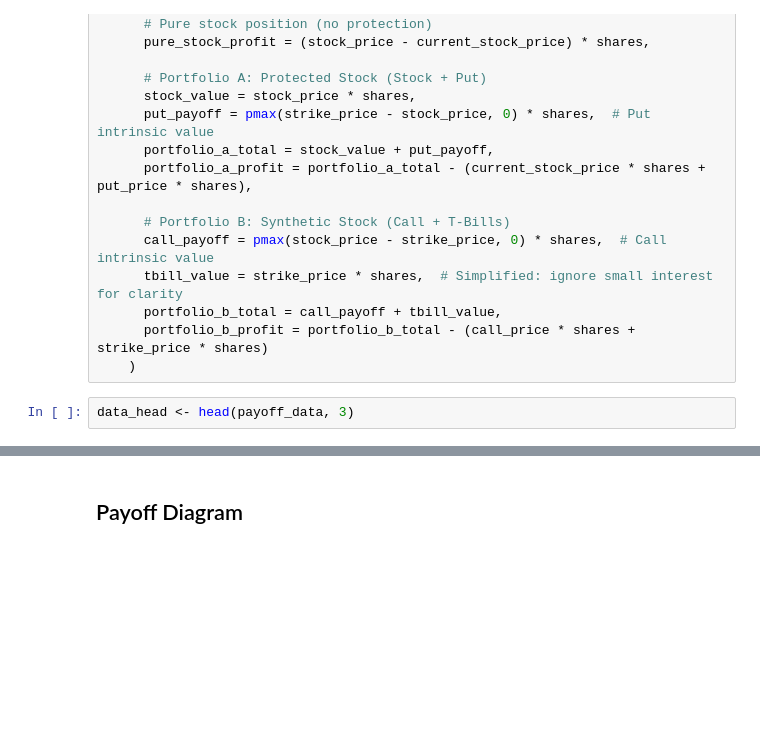
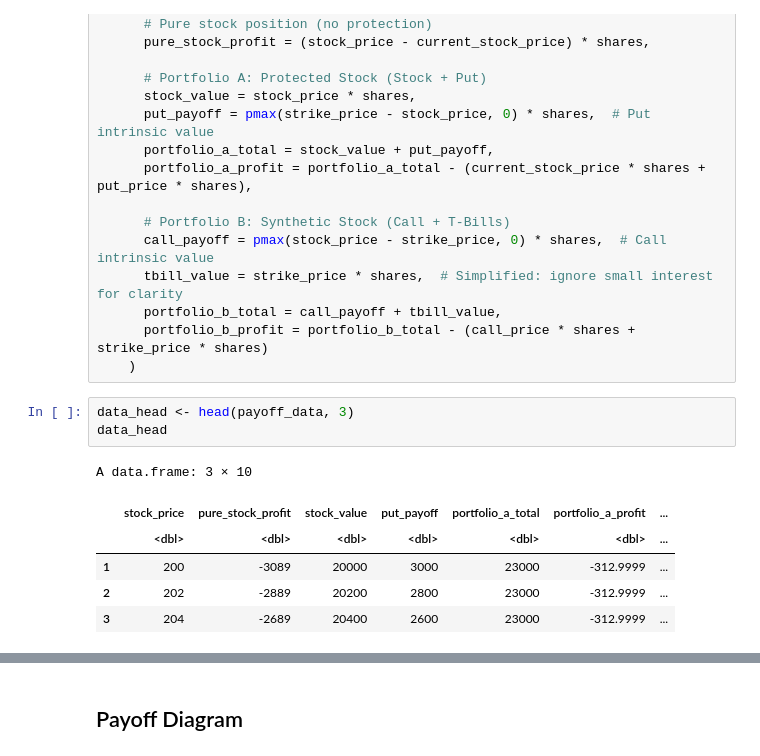
Before and after one commit to imoore99/put_call_parity, a Jupyter notebook: put_call_parity.ipynb, the cells around one changed output, grey strips where cells are left out. Drawn from its saved outputs; the diff is of its cells as text; blank space fills up the shorter version.

```diff
--- a/put_call_parity.ipynb
+++ b/put_call_parity.ipynb
@@ -96,5 +78,13 @@ payoff_data <- data.frame(
     )
 # %%
 data_head <- head(payoff_data, 3)
+data_head
+# %% [output]
+A data.frame: 3 × 10
+|  | stock_price | pure_stock_profit | stock_value | put_payoff | portfolio_a_total | portfolio_a_profit | ... |
+|  | <dbl> | <dbl> | <dbl> | <dbl> | <dbl> | <dbl> | ... |
+| 1 | 200 | -3089 | 20000 | 3000 | 23000 | -312.9999 | ... |
+| 2 | 202 | -2889 | 20200 | 2800 | 23000 | -312.9999 | ... |
+| 3 | 204 | -2689 | 20400 | 2600 | 23000 | -312.9999 | ... |
 # %%
 data_tail <- tail(payoff_data, 3)
```
Also changed, not shown: parts of 12 cells of this notebook, 4 other files.
